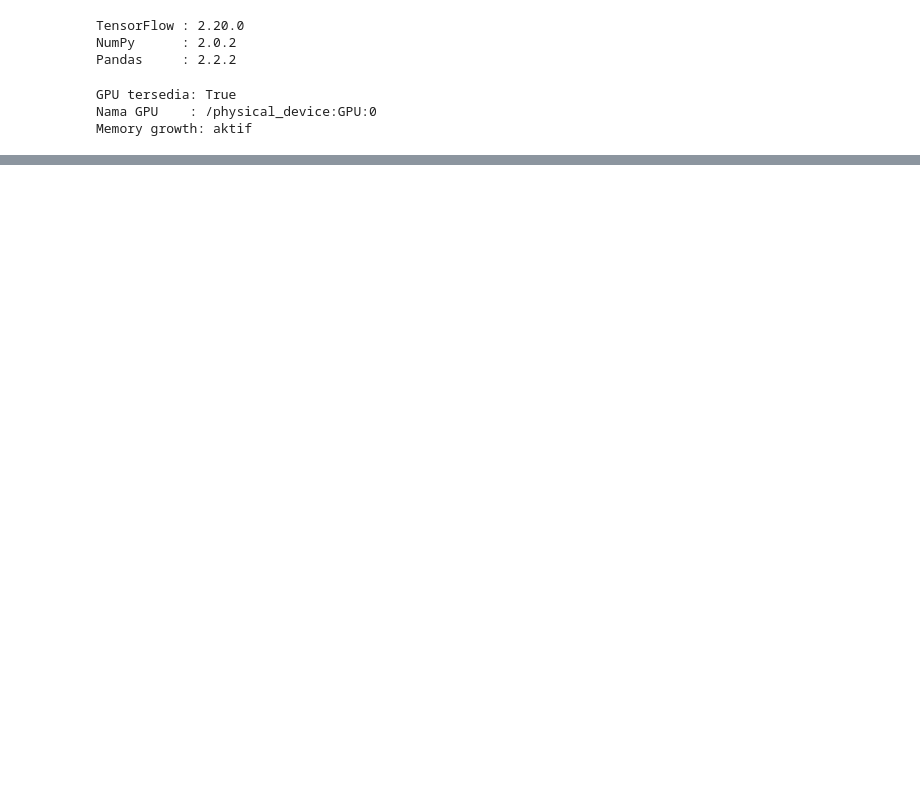
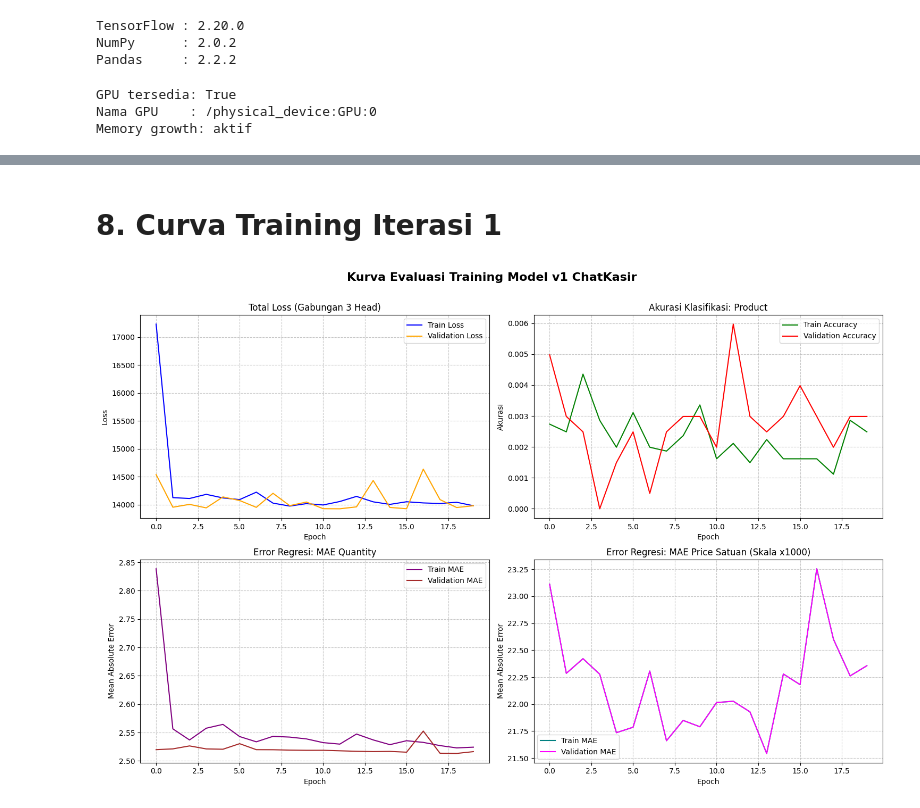
Before and after one commit to Sugandarilovv/ChatKasir, a Jupyter notebook: ai-model/notebooks/02_training.ipynb, the cells around one changed output, grey strips where cells are left out. Drawn from its saved outputs; the diff is of its cells as text; code cells hidden in the pictures; blank space fills up the shorter version.

Commit message:
feat(ai1): rewrite the model training code

```diff
--- a/ai-model/notebooks/02_training.ipynb
+++ b/ai-model/notebooks/02_training.ipynb
@@ -1356,0 +45,10 @@ File: chatkasir_v1_best.keras
+# %%
+# menyimpan url dataset ke dalam variabel
+url_food = "https://drive.google.com/uc?id=1xpoFjqAT9K0uwzSpVADm_EfKqG7dxVUI"
+url_slang = "https://drive.google.com/uc?id=1G14C1qcqOp06Xs1HFiorE3Us_LLtaBs7"
+url_sintetis = "https://drive.google.com/uc?id=1NrmsZitTMG4XmJeT5te2TVLwTRxgIk4M"
+
+# membaca dataset
+df_food = pd.read_csv(url_food)
+df_slang = pd.read_csv(url_slang)
+df_sintetis = pd.read_csv(url_sintetis)
@@ -1356,0 +163,9 @@ File: chatkasir_v1_best.keras
+# %%
+print("Membagi Data ke Training dan Validation (80:20)")
+
+X_train, X_val, y_prod_train, y_prod_val, y_qty_train, y_qty_val, y_price_satuan_train, y_price_satuan_val = train_test_split(
+    X, y_product_encoded, y_quantity, y_price_satuan, test_size=0.2, random_state=42
+)
+
+print(f"Data Train: {len(X_train)} baris")
+print(f"Data Val  : {len(X_val)} baris")
@@ -1356,0 +444,55 @@ File: chatkasir_v1_best.keras
+# %% [markdown]
+# 8. Curva Training Iterasi 1
+# %%
+import matplotlib.pyplot as plt
+
+def plot_training_history(history):
+    # membuat grid grafik 2x2
+    fig, axes = plt.subplots(2, 2, figsize=(15, 10))
+    fig.suptitle('Kurva Evaluasi Training Model v1 ChatKasir', fontsize=16, fontweight='bold')
+
+    # Plot Total Loss
+    axes[0, 0].plot(history.history['loss'], label='Train Loss', color='blue')
+    axes[0, 0].plot(history.history['val_loss'], label='Validation Loss', color='orange')
+    axes[0, 0].set_title('Total Loss (Gabungan 3 Head)')
+    axes[0, 0].set_xlabel('Epoch')
+    axes[0, 0].set_ylabel('Loss')
+    axes[0, 0].legend()
+    axes[0, 0].grid(True, linestyle='--', alpha=0.7)
+
+    # Plot Akurasi Product
+    axes[0, 1].plot(history.history['product_accuracy'], label='Train Accuracy', color='green')
+    axes[0, 1].plot(history.history['val_product_accuracy'], label='Validation Accuracy', color='red')
+    axes[0, 1].set_title('Akurasi Klasifikasi: Product')
+    axes[0, 1].set_xlabel('Epoch')
+    axes[0, 1].set_ylabel('Akurasi')
+    axes[0, 1].legend()
+    axes[0, 1].grid(True, linestyle='--', alpha=0.7)
+
+    # Plot MAE Quantity
+    axes[1, 0].plot(history.history['quantity_mae'], label='Train MAE', color='purple')
+    axes[1, 0].plot(history.history['val_quantity_mae'], label='Validation MAE', color='brown')
+    axes[1, 0].set_title('Error Regresi: MAE Quantity')
+    axes[1, 0].set_xlabel('Epoch')
+    axes[1, 0].set_ylabel('Mean Absolute Error')
+    axes[1, 0].legend()
+    axes[1, 0].grid(True, linestyle='--', alpha=0.7)
+
+    # Plot MAE Price Satuan
+    axes[1, 1].plot(history.history['val_price_satuan_mae'], label='Train MAE', color='teal')
+    axes[1, 1].plot(history.history['val_price_satuan_mae'], label='Validation MAE', color='magenta')
+    axes[1, 1].set_title('Error Regresi: MAE Price Satuan (Skala x1000)')
+    axes[1, 1].set_xlabel('Epoch')
+    axes[1, 1].set_ylabel('Mean Absolute Error')
+    axes[1, 1].legend()
+    axes[1, 1].grid(True, linestyle='--', alpha=0.7)
+
+    # merapikan jarak antar grafik
+    plt.tight_layout()
+    plt.subplots_adjust(top=0.9)
+    plt.show()
+
+# panggil fungsi
+plot_training_history(history)
+# %% [output]
+[figure, added]
```
Also changed, not shown: parts of 96 cells of this notebook.
